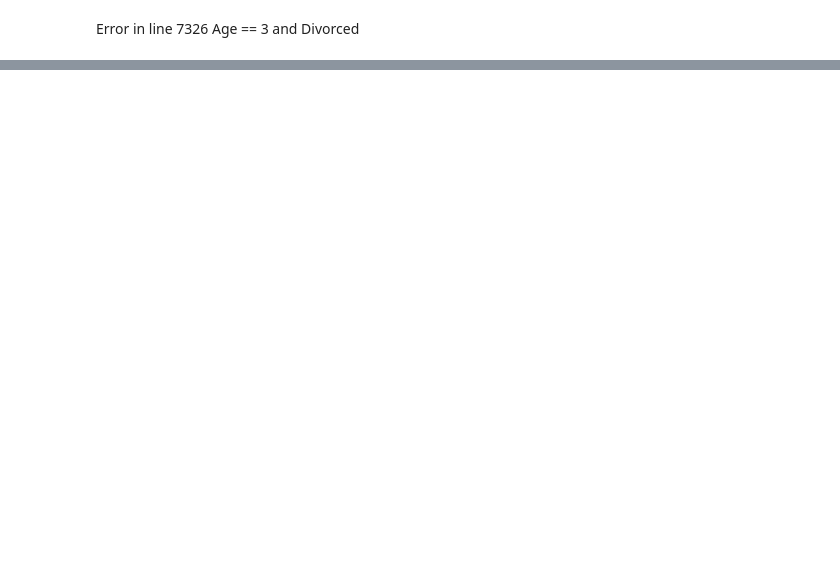
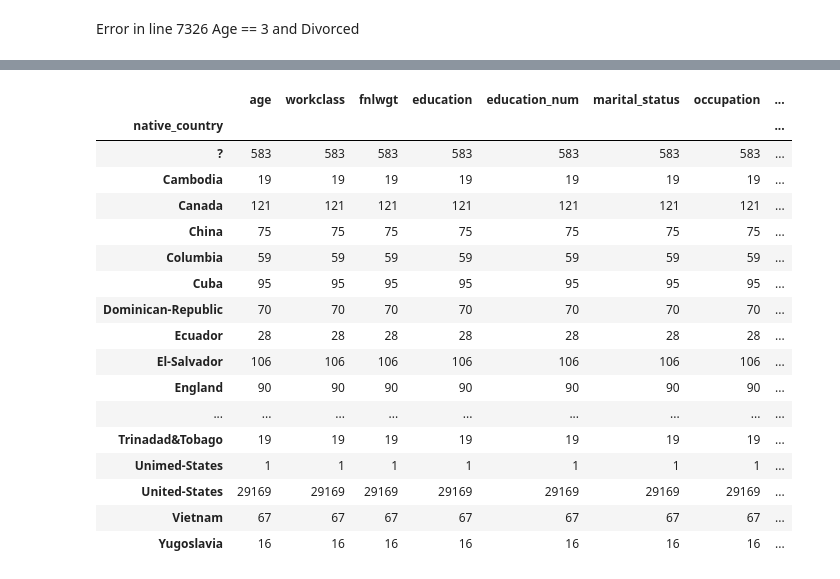
Before and after one commit to s34836/EWD, a Jupyter notebook: lab2.ipynb, the cells around one changed output, grey strips where cells are left out. Cells and saved outputs as stored; diff of their text form; code cells hidden in the pictures; blank space fills up the shorter version.

```diff
--- a/lab2.ipynb
+++ b/lab2.ipynb
@@ -335,0 +399,21 @@ NameError: name 'census' is not defined
+# %%
+census.groupby('native_country').count()
+# %% [output]
+|  | age | workclass | fnlwgt | education | education_num | marital_status | occupation | ... |
+| native_country |  |  |  |  |  |  |  | ... |
+| ? | 583 | 583 | 583 | 583 | 583 | 583 | 583 | ... |
+| Cambodia | 19 | 19 | 19 | 19 | 19 | 19 | 19 | ... |
+| Canada | 121 | 121 | 121 | 121 | 121 | 121 | 121 | ... |
+| China | 75 | 75 | 75 | 75 | 75 | 75 | 75 | ... |
+| Columbia | 59 | 59 | 59 | 59 | 59 | 59 | 59 | ... |
+| Cuba | 95 | 95 | 95 | 95 | 95 | 95 | 95 | ... |
+| Dominican-Republic | 70 | 70 | 70 | 70 | 70 | 70 | 70 | ... |
+| Ecuador | 28 | 28 | 28 | 28 | 28 | 28 | 28 | ... |
+| El-Salvador | 106 | 106 | 106 | 106 | 106 | 106 | 106 | ... |
+| England | 90 | 90 | 90 | 90 | 90 | 90 | 90 | ... |
+| ... | ... | ... | ... | ... | ... | ... | ... | ... |
+| Trinadad&Tobago | 19 | 19 | 19 | 19 | 19 | 19 | 19 | ... |
+| Unimed-States | 1 | 1 | 1 | 1 | 1 | 1 | 1 | ... |
+| United-States | 29169 | 29169 | 29169 | 29169 | 29169 | 29169 | 29169 | ... |
+| Vietnam | 67 | 67 | 67 | 67 | 67 | 67 | 67 | ... |
+| Yugoslavia | 16 | 16 | 16 | 16 | 16 | 16 | 16 | ... |
```
Also changed, not shown: parts of 13 cells of this notebook.
